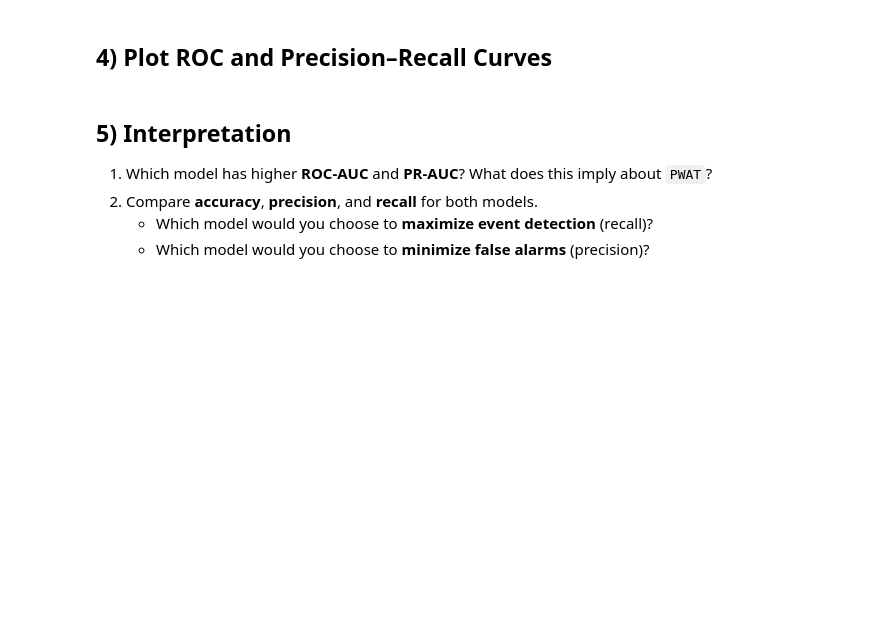
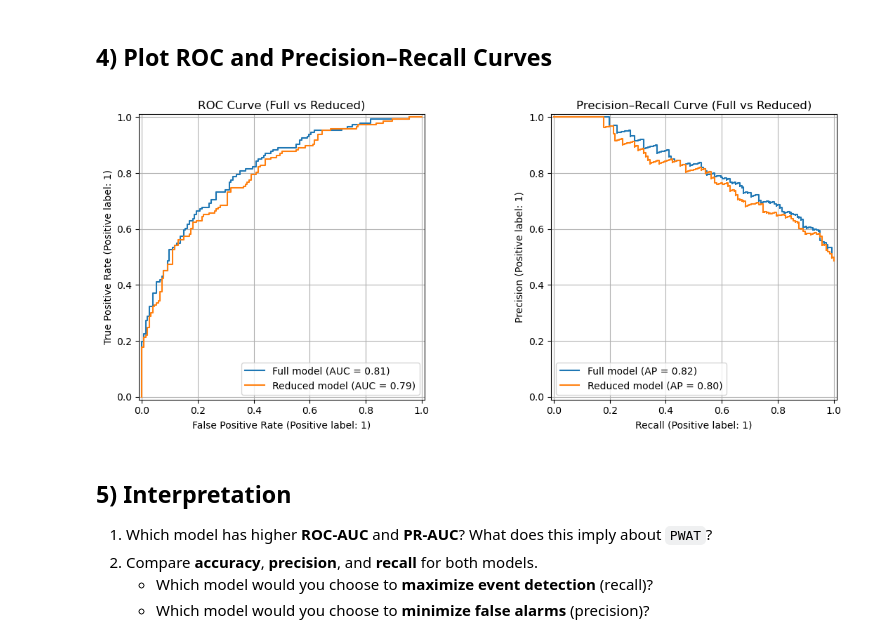
Before and after one commit to swnesbitt/ATMS-523-Module-5-Checkin, a Jupyter notebook: notebooks/LogReg_Compare_Models.ipynb, the cells around one changed output. Cells and saved outputs as stored; diff of their text form; code cells hidden in the pictures; blank space fills up the shorter version.

```diff
--- a/notebooks/LogReg_Compare_Models.ipynb
+++ b/notebooks/LogReg_Compare_Models.ipynb
@@ -24,7 +24,7 @@ from sklearn.metrics import (accuracy_score, precision_score, recall_score,
                              RocCurveDisplay, PrecisionRecallDisplay)
 
 FEATURES_FULL = ['cape','pwat','shear']
-FEATURES_REDUCED = ['cape']
+FEATURES_REDUCED = ['cape','pwat']
 TARGET = 'event'
 
 # Synthetic fallback
@@ -83,6 +127,36 @@ ypred_reduced = (yprob_reduced >= thr).astype(int)
 ## 4) Plot ROC and Precision–Recall Curves
 # %%
 # TODO: Plot ROC and PR curves for both models on shared axes
+
+from sklearn.metrics import RocCurveDisplay, PrecisionRecallDisplay
+import matplotlib.pyplot as plt
+
+fig, ax = plt.subplots(1, 2, figsize=(12, 5))
+
+# ROC curve (left plot)
+RocCurveDisplay.from_predictions(
+    yf_test, yprob_full, name="Full model", ax=ax[0], color="C0"
+)
+RocCurveDisplay.from_predictions(
+    yr_test, yprob_reduced, name="Reduced model", ax=ax[0], color="C1"
+)
+ax[0].set_title("ROC Curve (Full vs Reduced)")
+ax[0].grid(True)
+
+# Precision-Recall Curves (right plot)
+PrecisionRecallDisplay.from_predictions(
+    yf_test, yprob_full, name="Full model", ax=ax[1], color="C0"
+)
+PrecisionRecallDisplay.from_predictions(
+    yr_test, yprob_reduced, name="Reduced model", ax=ax[1], color="C1"
+)
+ax[1].set_title("Precision–Recall Curve (Full vs Reduced)")
+ax[1].grid(True)
+
+plt.tight_layout()
+plt.show()
+# %% [output]
+[figure, added]
 # %% [markdown]
 ## 5) Interpretation
 
```
Also changed, not shown: parts of 5 cells of this notebook.
